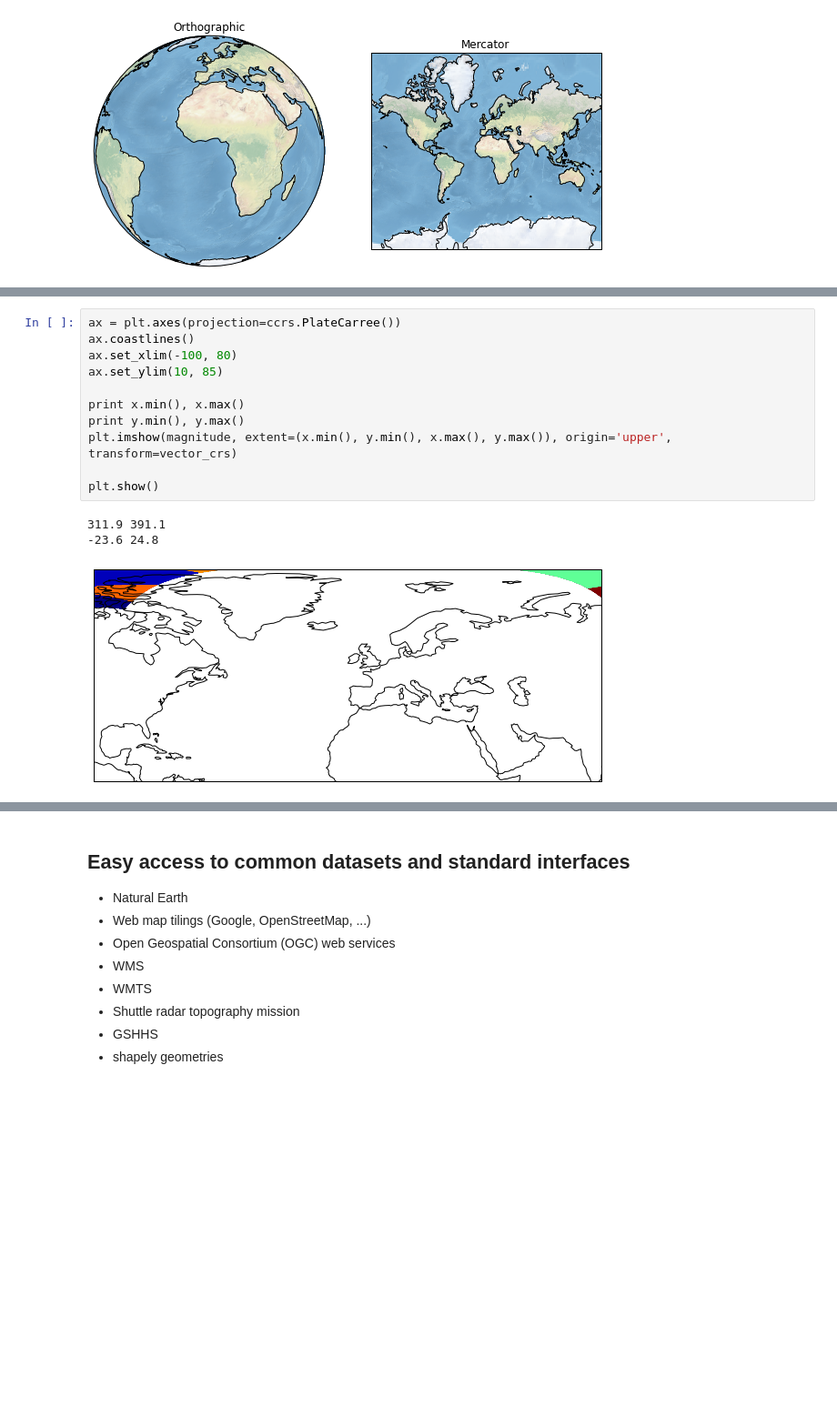
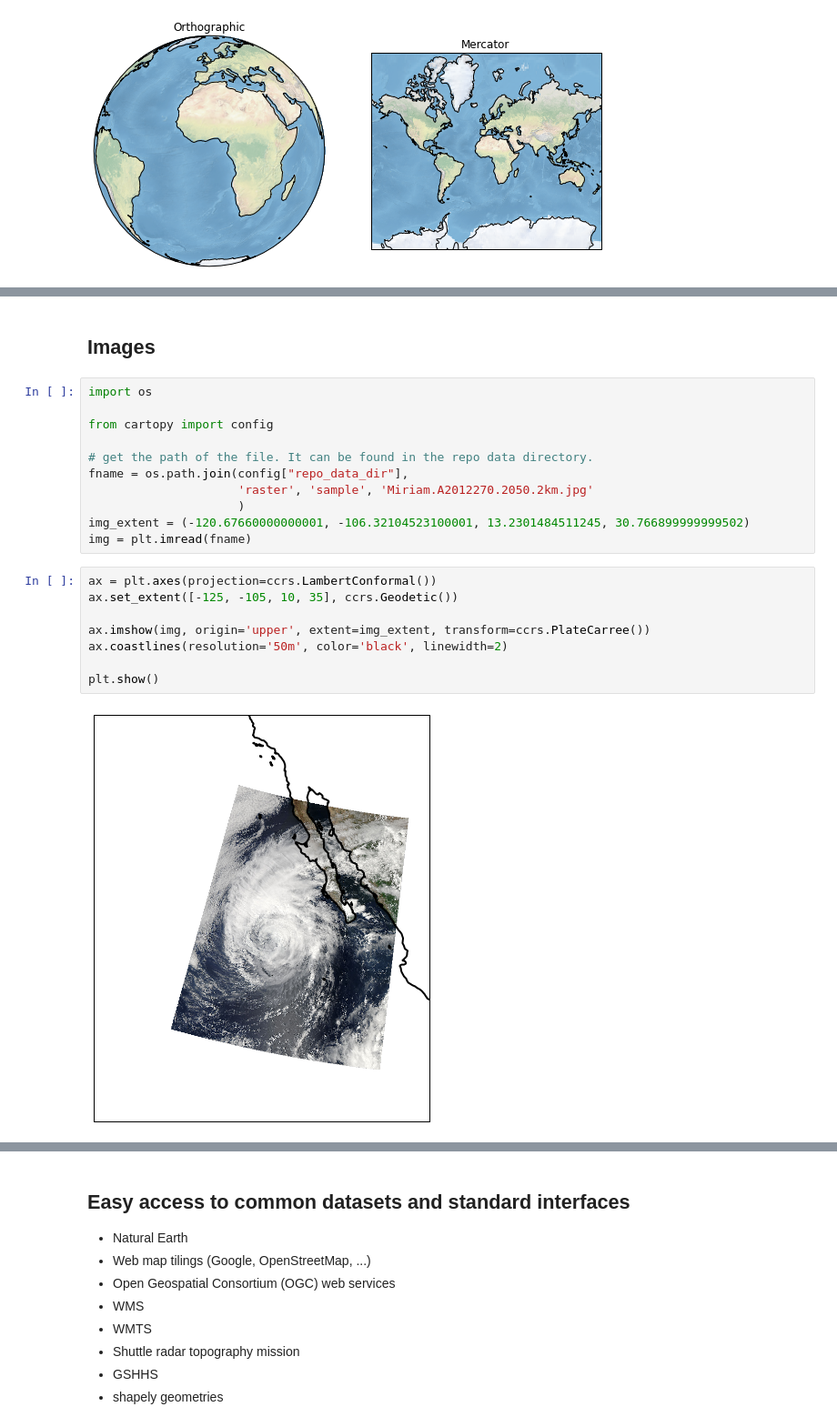
Before and after one commit to rhattersley/scipy2014, a Jupyter notebook: SciPy2014.ipynb, the cells around one changed output, grey strips where cells are left out. Shown at 91% size. Saved outputs shown, nothing was run; the diff lists cells and outputs as text; blank space fills up the shorter version.

```diff
--- a/SciPy2014.ipynb
+++ b/SciPy2014.ipynb
@@ -161,19 +184,27 @@ plt.streamplot(x, y, u, v, transform=vector_crs,
 plt.show()
 # %% [output]
 [figure]
-# %%
-ax = plt.axes(projection=ccrs.PlateCarree())
-ax.coastlines()
-ax.set_xlim(-100, 80)
-ax.set_ylim(10, 85)
-
-print x.min(), x.max()
-print y.min(), y.max()
-plt.imshow(magnitude, extent=(x.min(), y.min(), x.max(), y.max()), origin='upper', transform=vector_crs)
-
-plt.show()
-# %% [output]
-311.9 391.1
--23.6 24.8
-[figure, removed]
+# %% [markdown]
+## Images
+# %%
+import os
+
+from cartopy import config
+
+# get the path of the file. It can be found in the repo data directory.
+fname = os.path.join(config["repo_data_dir"],
+                     'raster', 'sample', 'Miriam.A2012270.2050.2km.jpg'
+                     )
+img_extent = (-120.67660000000001, -106.32104523100001, 13.2301484511245, 30.766899999999502)
+img = plt.imread(fname)
+# %%
+ax = plt.axes(projection=ccrs.LambertConformal())
+ax.set_extent([-125, -105, 10, 35], ccrs.Geodetic())
+
+ax.imshow(img, origin='upper', extent=img_extent, transform=ccrs.PlateCarree())
+ax.coastlines(resolution='50m', color='black', linewidth=2)
+
+plt.show()
+# %% [output]
+[figure, added]
 # %% [markdown]
```
Also changed, not shown: parts of 35 cells of this notebook.
